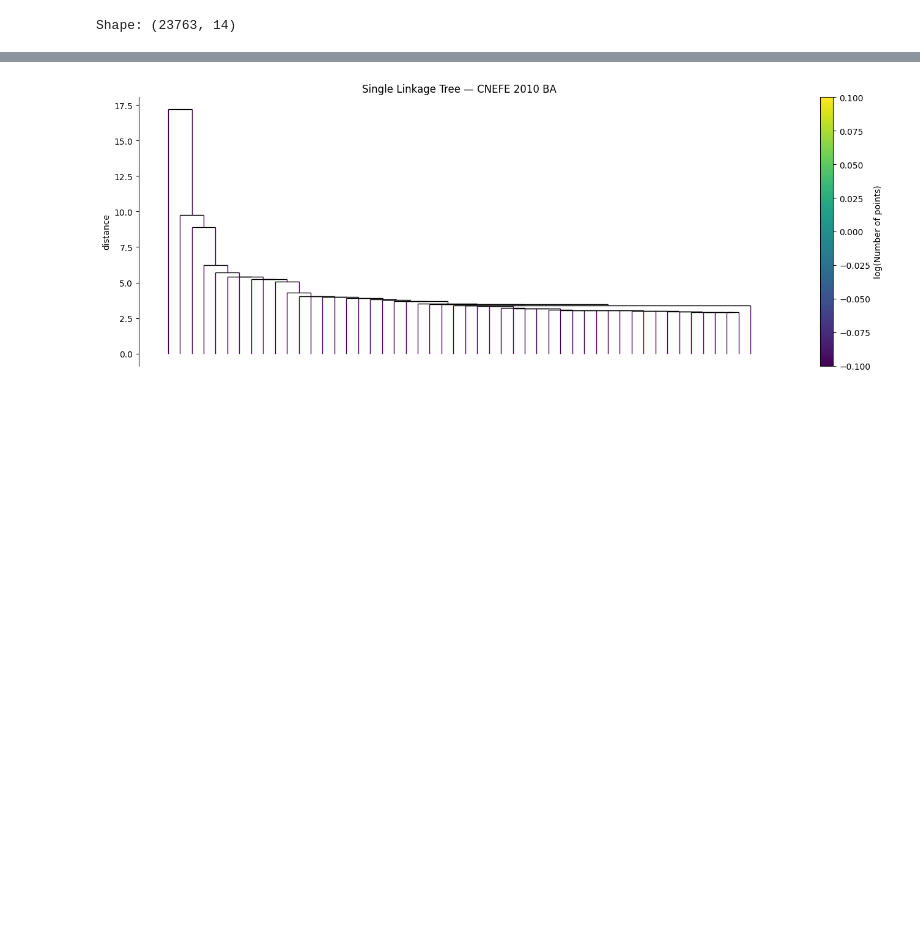
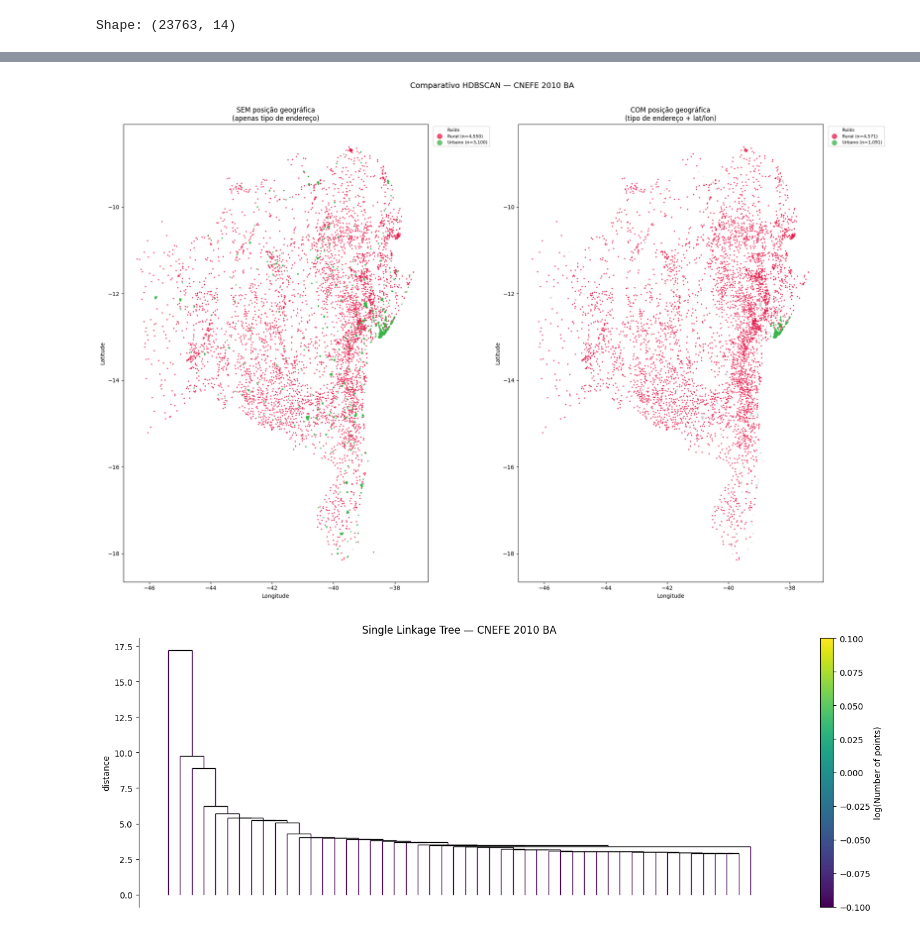
Before and after one commit to wesleiferreira98/trabalho-topicos-4, a Jupyter notebook: notebooks/08_clustering_2010_ba.ipynb, the cells around one changed output, grey strips where cells are left out. Drawn from its saved outputs; the diff is of its cells as text; code cells hidden in the pictures; blank space fills up the shorter version.

```diff
--- a/notebooks/08_clustering_2010_ba.ipynb
+++ b/notebooks/08_clustering_2010_ba.ipynb
@@ -118,3 +185,82 @@ Name: count, dtype: int64
+# %%
+# Variáveis necessárias
+CORES_FORTES = ['#e6194b','#3cb44b','#4363d8','#f58231','#911eb4',
+                '#00b4d8','#f032e6','#bfef45','#9A6324','#469990',
+                '#800000','#000075','#ff6b6b','#06d6a0','#ffd166']
+
+NOMES_2010 = {
+    'prop_urbano': 'Urbano', 'prop_rural': 'Rural',
+    'prop_rua': 'Urbano Residencial', 'prop_avenida': 'Urbano Comercial',
+    'prop_travessa': 'Urbano Denso', 'prop_praca': 'Urbano Central',
+    'prop_alameda': 'Urbano Residencial', 'prop_beco': 'Urbano Denso',
+    'prop_fazenda': 'Rural Agrícola', 'prop_estrada': 'Rural / Peri-urbano',
+    'prop_caminho': 'Rural', 'prop_rodovia': 'Peri-urbano',
+    'prop_sitio': 'Rural Agrícola', 'prop_povoado': 'Localidade Rural',
+}
+
+# Garante cluster_nome em df_2010 independentemente da ordem de execução
+if 'cluster_nome' not in df_2010.columns:
+    perfil_z_tmp = df_2010[df_2010['cluster'] != -1].groupby('cluster')[FEATURES].mean()
+    nomes_tmp = {cid: NOMES_2010[row.idxmax()] for cid, row in perfil_z_tmp.iterrows()}
+    df_2010['cluster_nome'] = df_2010['cluster'].map(
+        lambda x: nomes_tmp.get(x, 'Ruído') if x != -1 else 'Ruído'
+    )
+
+# Constrói df_2010_geo com coordenadas de 2022
+df_coords_exp = pd.read_parquet(OUTPUT_DIR / 'setores_clusterizados.parquet')[
+    ['COD_SETOR', 'lat_centroide', 'lon_centroide']
+].copy()
+df_coords_exp['cod_setor'] = df_coords_exp['COD_SETOR'].str[:-1]
+
+df_2010_geo = df_2010.merge(
+    df_coords_exp[['cod_setor', 'lat_centroide', 'lon_centroide']],
+    on='cod_setor', how='inner'
+)
+
+# Nomeia clusters do experimento COM geo
+perfil_z_geo = df_geo[df_geo['cluster_geo'] != -1].groupby('cluster_geo')[FEATURES].mean()
+nomes_geo = {cid: NOMES_2010[row.idxmax()] for cid, row in perfil_z_geo.iterrows()}
+df_geo['cluster_nome_geo'] = df_geo['cluster_geo'].map(
+    lambda x: nomes_geo.get(x, 'Ruído') if x != -1 else 'Ruído'
+)
+
+# Paleta compartilhada (mesmo nome = mesma cor nos dois mapas)
+todos_nomes = sorted(set(
+    df_2010_geo[df_2010_geo['cluster'] != -1]['cluster_nome'].unique().tolist() +
+    df_geo[df_geo['cluster_geo'] != -1]['cluster_nome_geo'].unique().tolist()
+))
+palette_exp = {n: CORES_FORTES[i % len(CORES_FORTES)] for i, n in enumerate(todos_nomes)}
+
+fig, axes = plt.subplots(1, 2, figsize=(20, 13))
+
+for ax, titulo, df_plot, col_nome, col_cluster in [
+    (axes[0], 'SEM posição geográfica\n(apenas tipo de endereço)',
+     df_2010_geo, 'cluster_nome', 'cluster'),
+    (axes[1], 'COM posição geográfica\n(tipo de endereço + lat/lon)',
+     df_geo,     'cluster_nome_geo', 'cluster_geo'),
+]:
+    noise = df_plot[df_plot[col_cluster] == -1]
+    ax.scatter(noise['lon_centroide'], noise['lat_centroide'],
+               s=0.3, c='#cccccc', alpha=0.1, label='Ruído')
+
+    for nome in todos_nomes:
+        sub = df_plot[df_plot[col_nome] == nome]
+        if len(sub):
+            ax.scatter(sub['lon_centroide'], sub['lat_centroide'],
+                       s=2, alpha=0.75, color=palette_exp[nome],
+                       label=f'{nome} (n={len(sub):,})')
+
+    ax.set_title(titulo, fontsize=12)
+    ax.set_xlabel('Longitude')
+    ax.set_ylabel('Latitude')
+    ax.legend(markerscale=6, bbox_to_anchor=(1.01, 1), loc='upper left', fontsize=8)
+
+fig.suptitle('Comparativo HDBSCAN — CNEFE 2010 BA', fontsize=14, y=1.01)
+plt.tight_layout()
+plt.savefig(OUTPUT_DIR / 'figures/comparativo_sem_com_geo_2010_ba.png', dpi=150, bbox_inches='tight')
+plt.show()
+# %% [output]
+[figure, added]
 # %%
 # Single Linkage Tree
 fig, ax = plt.subplots(figsize=(14, 5))
```
Also changed, not shown: parts of 5 cells of this notebook.
